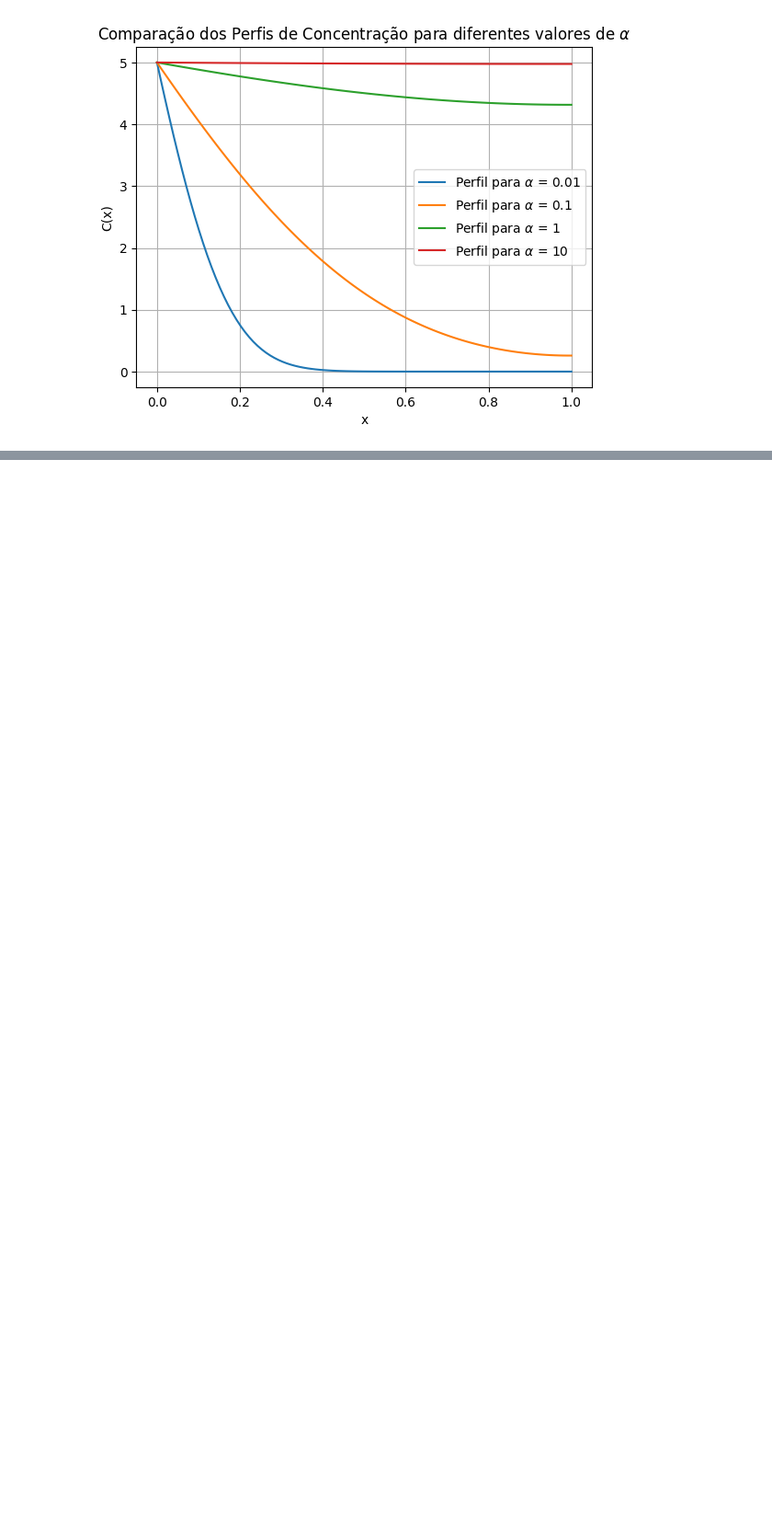
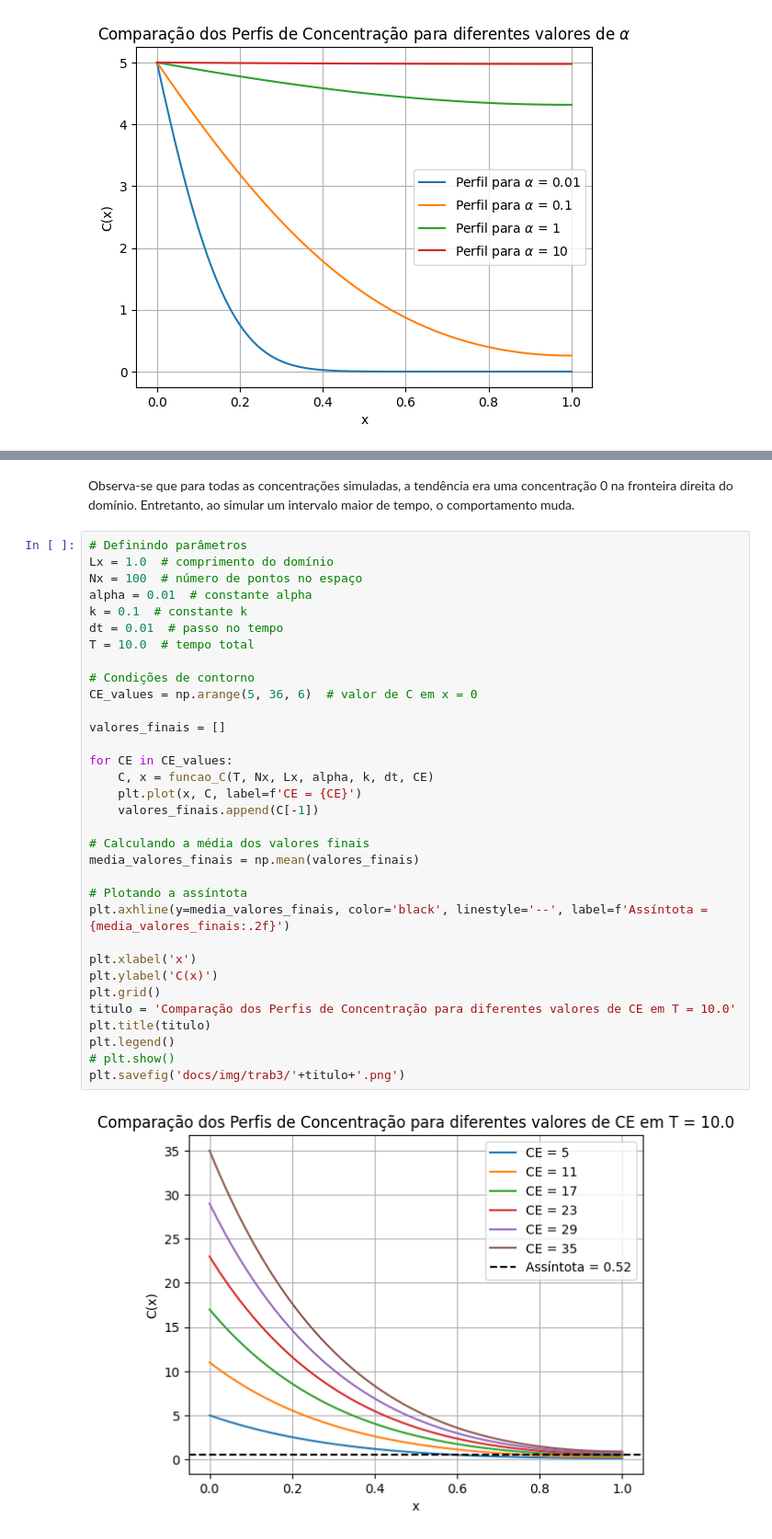
Before and after one commit to ViniciusCMB/Metodos_Num, a Jupyter notebook: trabalho3.ipynb, the cells around one changed output, grey strips where cells are left out. Shown at 92% size. Saved outputs shown, nothing was run; the diff lists cells and outputs as text; blank space fills up the shorter version.

```diff
--- a/trabalho3.ipynb
+++ b/trabalho3.ipynb
@@ -244,0 +350,37 @@ plt.savefig('docs/img/trab3/'+titulo+'.png')
+# %% [markdown]
+Observa-se que para todas as concentrações simuladas, a tendência era uma concentração 0 na fronteira direita do domínio. Entretanto, ao simular um intervalo maior de tempo, o comportamento muda.
+# %%
+# Definindo parâmetros
+Lx = 1.0  # comprimento do domínio
+Nx = 100  # número de pontos no espaço
+alpha = 0.01  # constante alpha
+k = 0.1  # constante k
+dt = 0.01  # passo no tempo
+T = 10.0  # tempo total
+
+# Condições de contorno
+CE_values = np.arange(5, 36, 6)  # valor de C em x = 0
+
+valores_finais = []
+
+for CE in CE_values:
+    C, x = funcao_C(T, Nx, Lx, alpha, k, dt, CE)
+    plt.plot(x, C, label=f'CE = {CE}')
+    valores_finais.append(C[-1])
+
+# Calculando a média dos valores finais
+media_valores_finais = np.mean(valores_finais)
+
+# Plotando a assíntota
+plt.axhline(y=media_valores_finais, color='black', linestyle='--', label=f'Assíntota = {media_valores_finais:.2f}')
+
+plt.xlabel('x')
+plt.ylabel('C(x)')
+plt.grid()
+titulo = 'Comparação dos Perfis de Concentração para diferentes valores de CE em T = 10.0'
+plt.title(titulo)
+plt.legend()
+# plt.show()
+plt.savefig('docs/img/trab3/'+titulo+'.png')
+# %% [output]
+[figure, added]
```
Also changed, not shown: parts of 33 cells of this notebook, 12 other files.
